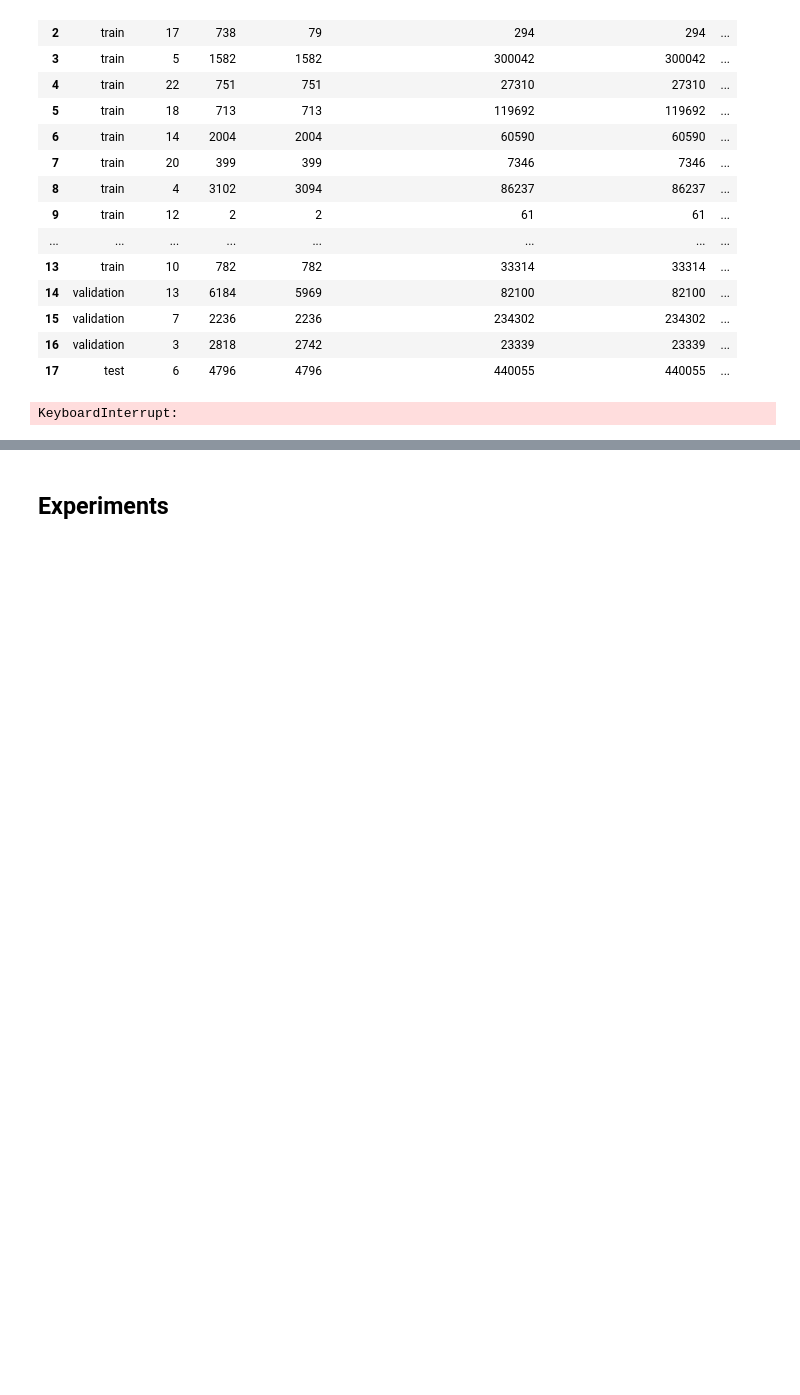
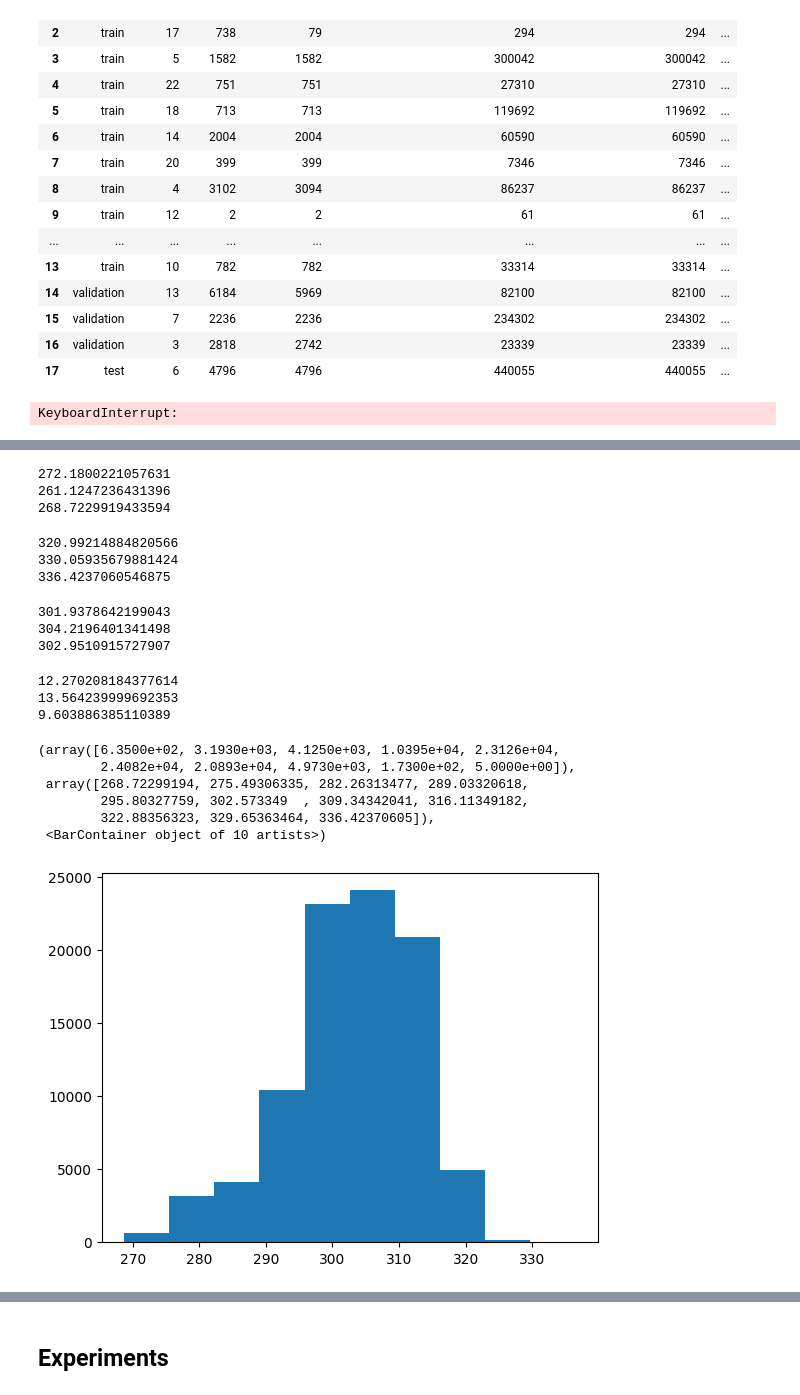
Before and after one commit to thomaslu678/Praxis-Lab-25-26, a Jupyter notebook: clean/16_VIT_No_Test.ipynb, the cells around one changed output, grey strips where cells are left out. Cells and saved outputs as stored; diff of their text form; code cells hidden in the pictures; blank space fills up the shorter version.

```diff
--- a/clean/16_VIT_No_Test.ipynb
+++ b/clean/16_VIT_No_Test.ipynb
@@ -1922,0 +1980,6 @@ SampleRef(case_id=6, patch_idx=98, start=67)
+# %%
+train_data = target_eda_frame(
+    prepared = prepared,
+    cfg = cfg,
+    split = "train",
+)
@@ -1922,0 +1999,42 @@ SampleRef(case_id=6, patch_idx=98, start=67)
+# %%
+print(np.min(test_results['predictions_K']))
+print(np.min(test_results['targets_K']))
+print(np.min(train_data['target_K']))
+# %% [output]
+272.1800221057631
+261.1247236431396
+268.7229919433594
+# %%
+print(np.max(test_results['predictions_K']))
+print(np.max(test_results['targets_K']))
+print(np.max(train_data['target_K']))
+# %% [output]
+320.99214884820566
+330.05935679881424
+336.4237060546875
+# %%
+print(np.mean(test_results['predictions_K']))
+print(np.mean(test_results['targets_K']))
+print(np.mean(train_data['target_K']))
+# %% [output]
+301.9378642199043
+304.2196401341498
+302.9510915727907
+# %%
+print(np.std(test_results['predictions_K']))
+print(np.std(test_results['targets_K']))
+print(np.std(train_data['target_K']))
+# %% [output]
+12.270208184377614
+13.564239999692353
+9.603886385110389
+# %%
+plt.hist(train_data['target_K'])
+# %% [output]
+(array([6.3500e+02, 3.1930e+03, 4.1250e+03, 1.0395e+04, 2.3126e+04,
+        2.4082e+04, 2.0893e+04, 4.9730e+03, 1.7300e+02, 5.0000e+00]),
+ array([268.72299194, 275.49306335, 282.26313477, 289.03320618,
+        295.80327759, 302.573349  , 309.34342041, 316.11349182,
+        322.88356323, 329.65363464, 336.42370605]),
+ <BarContainer object of 10 artists>)
+[figure, added]
```
Also changed, not shown: parts of 25 cells of this notebook.
